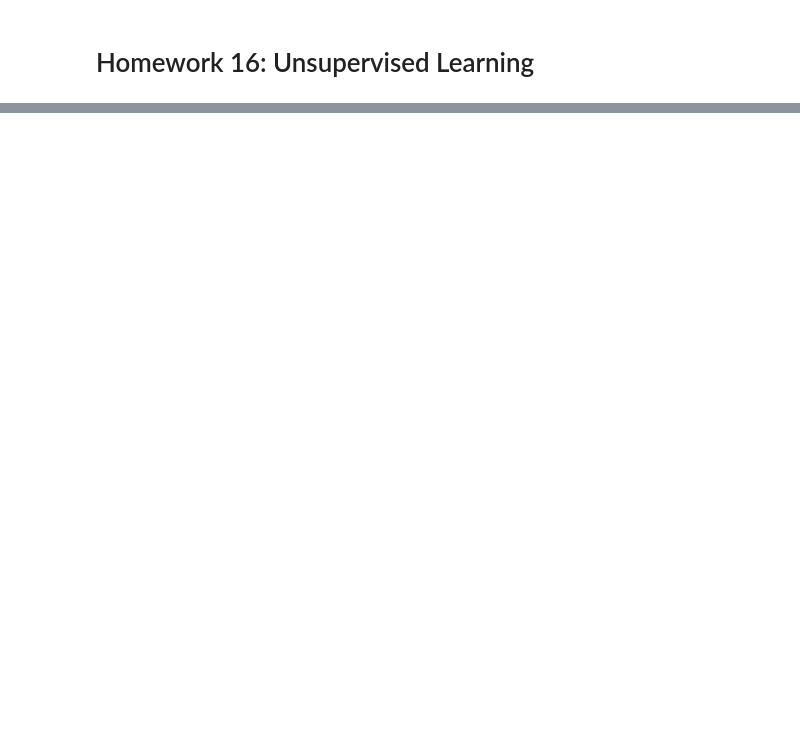
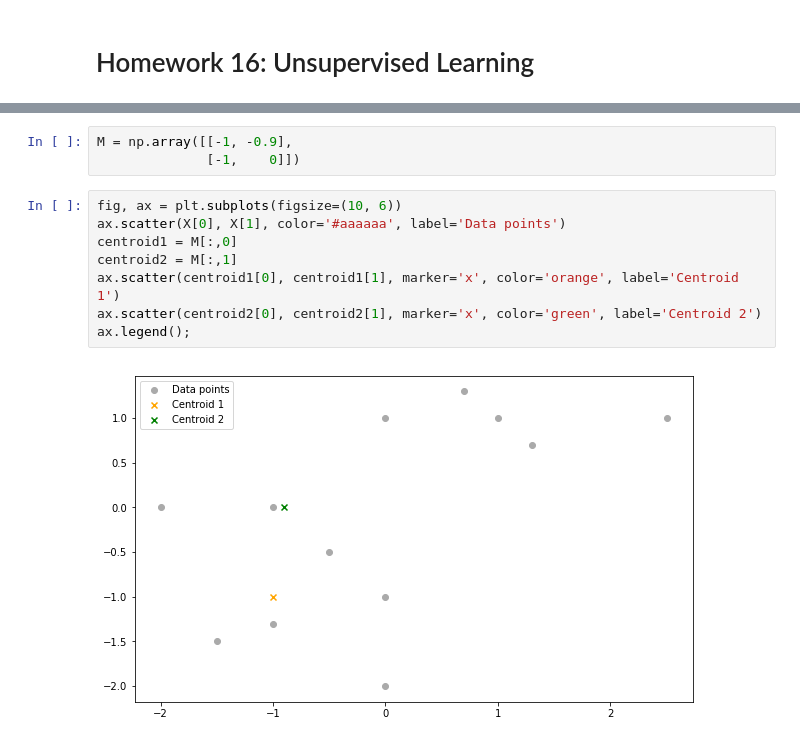
Before and after one commit to sheikhomar/opan, a Jupyter notebook: hw16.ipynb, the cells around one changed output, grey strips where cells are left out. Cells and saved outputs as stored; diff of their text form; blank space fills up the shorter version.

```diff
--- a/hw16.ipynb
+++ b/hw16.ipynb
@@ -41,0 +49,13 @@ utils.load_custom_styles()
+# %%
+M = np.array([[-1, -0.9],
+              [-1,    0]])
+# %%
+fig, ax = plt.subplots(figsize=(10, 6))
+ax.scatter(X[0], X[1], color='#aaaaaa', label='Data points')
+centroid1 = M[:,0]
+centroid2 = M[:,1]
+ax.scatter(centroid1[0], centroid1[1], marker='x', color='orange', label='Centroid 1')
+ax.scatter(centroid2[0], centroid2[1], marker='x', color='green', label='Centroid 2')
+ax.legend();
+# %% [output]
+[figure, added]
```
Also changed, not shown: parts of 4 cells of this notebook.
